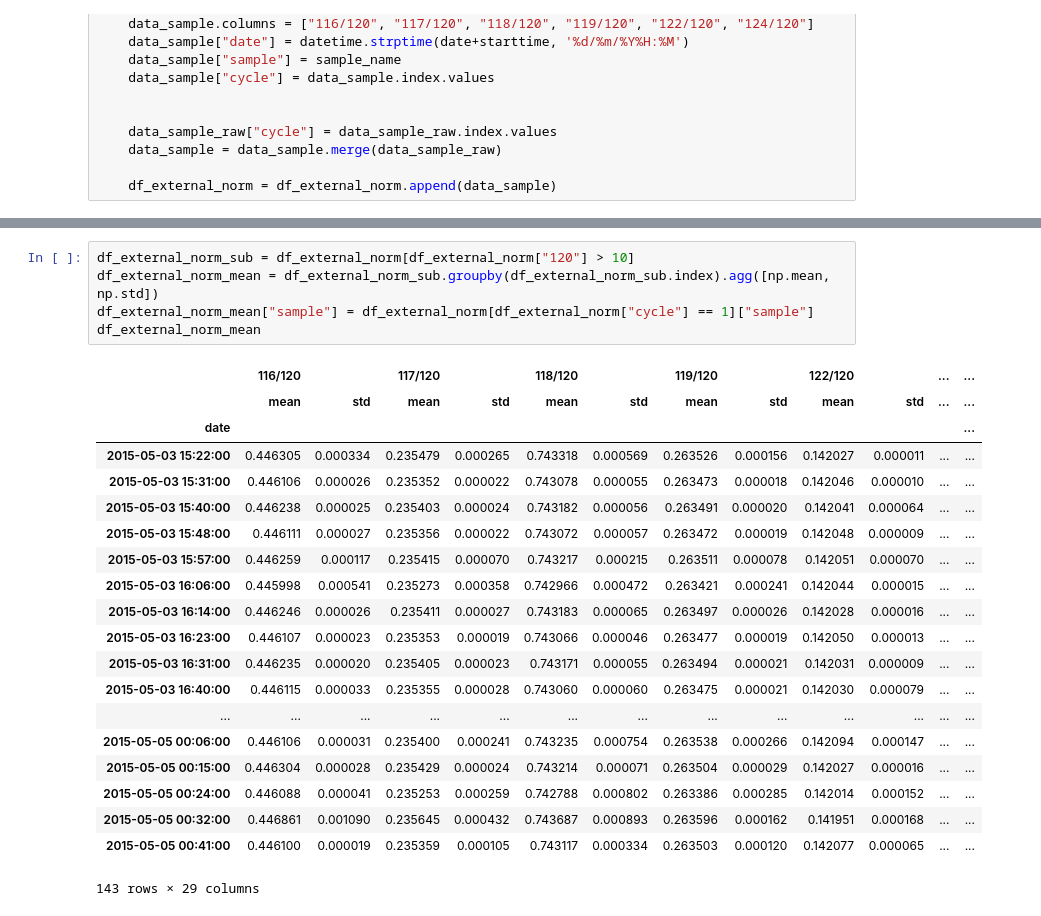
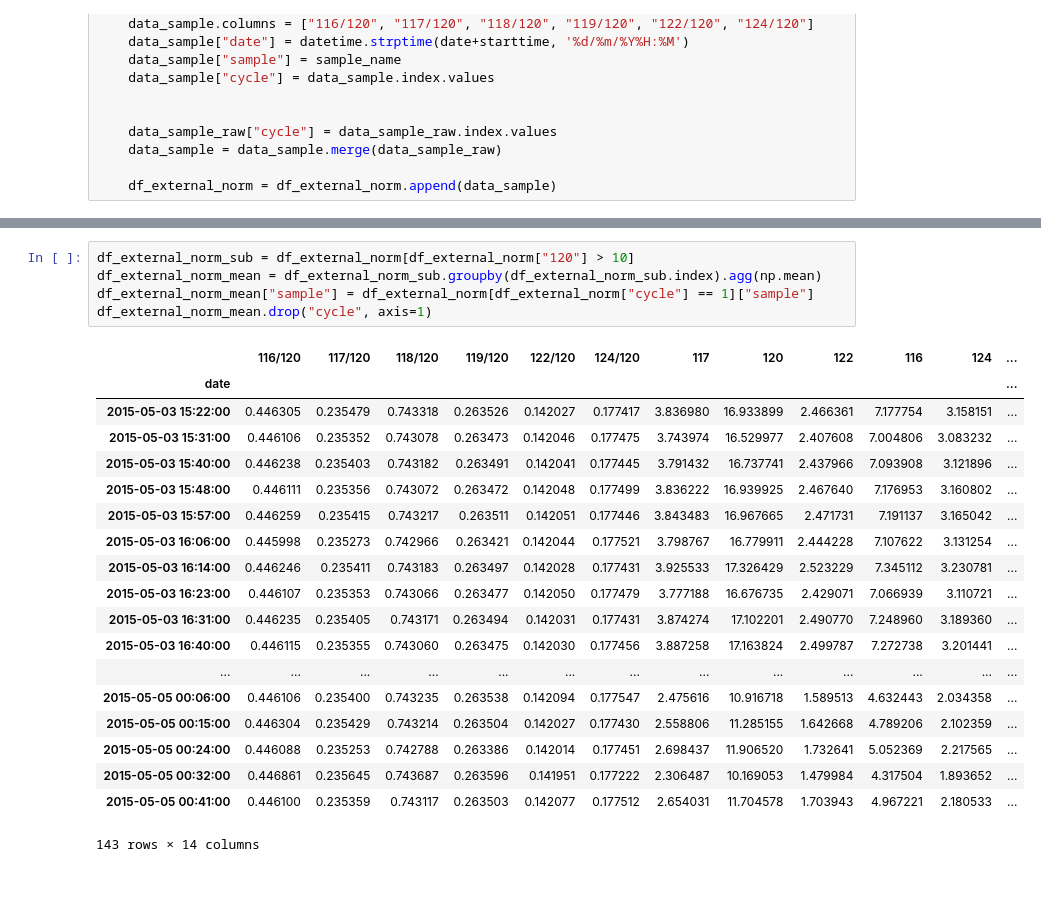
Before and after one commit to Marfster/NU_Plasma, a Jupyter notebook: Nu Plasma Evaluation.ipynb, the cells around one changed output, grey strips where cells are left out. Cells and saved outputs as stored; diff of their text form; blank space fills up the shorter version.

```diff
--- a/Nu Plasma Evaluation.ipynb
+++ b/Nu Plasma Evaluation.ipynb
@@ -113,26 +134,25 @@ for sample in files_1:
 # %%
 df_external_norm_sub = df_external_norm[df_external_norm["120"] > 10]
-df_external_norm_mean = df_external_norm_sub.groupby(df_external_norm_sub.index).agg([np.mean, np.std])
+df_external_norm_mean = df_external_norm_sub.groupby(df_external_norm_sub.index).agg(np.mean)
 df_external_norm_mean["sample"] = df_external_norm[df_external_norm["cycle"] == 1]["sample"]
-df_external_norm_mean
+df_external_norm_mean.drop("cycle", axis=1)
 # %% [output]
-|  | 116/120 |  | 117/120 |  | 118/120 |  | 119/120 |  | 122/120 |  | ... | ... |
-|  | mean | std | mean | std | mean | std | mean | std | mean | std | ... | ... |
+|  | 116/120 | 117/120 | 118/120 | 119/120 | 122/120 | 124/120 | 117 | 120 | 122 | 116 | 124 | ... |
 | date |  |  |  |  |  |  |  |  |  |  |  | ... |
-| 2015-05-03 15:22:00 | 0.446305 | 0.000334 | 0.235479 | 0.000265 | 0.743318 | 0.000569 | 0.263526 | 0.000156 | 0.142027 | 0.000011 | ... | ... |
-| 2015-05-03 15:31:00 | 0.446106 | 0.000026 | 0.235352 | 0.000022 | 0.743078 | 0.000055 | 0.263473 | 0.000018 | 0.142046 | 0.000010 | ... | ... |
-| 2015-05-03 15:40:00 | 0.446238 | 0.000025 | 0.235403 | 0.000024 | 0.743182 | 0.000056 | 0.263491 | 0.000020 | 0.142041 | 0.000064 | ... | ... |
-| 2015-05-03 15:48:00 | 0.446111 | 0.000027 | 0.235356 | 0.000022 | 0.743072 | 0.000057 | 0.263472 | 0.000019 | 0.142048 | 0.000009 | ... | ... |
-| 2015-05-03 15:57:00 | 0.446259 | 0.000117 | 0.235415 | 0.000070 | 0.743217 | 0.000215 | 0.263511 | 0.000078 | 0.142051 | 0.000070 | ... | ... |
-| 2015-05-03 16:06:00 | 0.445998 | 0.000541 | 0.235273 | 0.000358 | 0.742966 | 0.000472 | 0.263421 | 0.000241 | 0.142044 | 0.000015 | ... | ... |
-| 2015-05-03 16:14:00 | 0.446246 | 0.000026 | 0.235411 | 0.000027 | 0.743183 | 0.000065 | 0.263497 | 0.000026 | 0.142028 | 0.000016 | ... | ... |
-| 2015-05-03 16:23:00 | 0.446107 | 0.000023 | 0.235353 | 0.000019 | 0.743066 | 0.000046 | 0.263477 | 0.000019 | 0.142050 | 0.000013 | ... | ... |
-| 2015-05-03 16:31:00 | 0.446235 | 0.000020 | 0.235405 | 0.000023 | 0.743171 | 0.000055 | 0.263494 | 0.000021 | 0.142031 | 0.000009 | ... | ... |
-| 2015-05-03 16:40:00 | 0.446115 | 0.000033 | 0.235355 | 0.000028 | 0.743060 | 0.000060 | 0.263475 | 0.000021 | 0.142030 | 0.000079 | ... | ... |
+| 2015-05-03 15:22:00 | 0.446305 | 0.235479 | 0.743318 | 0.263526 | 0.142027 | 0.177417 | 3.836980 | 16.933899 | 2.466361 | 7.177754 | 3.158151 | ... |
+| 2015-05-03 15:31:00 | 0.446106 | 0.235352 | 0.743078 | 0.263473 | 0.142046 | 0.177475 | 3.743974 | 16.529977 | 2.407608 | 7.004806 | 3.083232 | ... |
+| 2015-05-03 15:40:00 | 0.446238 | 0.235403 | 0.743182 | 0.263491 | 0.142041 | 0.177445 | 3.791432 | 16.737741 | 2.437966 | 7.093908 | 3.121896 | ... |
+| 2015-05-03 15:48:00 | 0.446111 | 0.235356 | 0.743072 | 0.263472 | 0.142048 | 0.177499 | 3.836222 | 16.939925 | 2.467640 | 7.176953 | 3.160802 | ... |
+| 2015-05-03 15:57:00 | 0.446259 | 0.235415 | 0.743217 | 0.263511 | 0.142051 | 0.177446 | 3.843483 | 16.967665 | 2.471731 | 7.191137 | 3.165042 | ... |
+| 2015-05-03 16:06:00 | 0.445998 | 0.235273 | 0.742966 | 0.263421 | 0.142044 | 0.177521 | 3.798767 | 16.779911 | 2.444228 | 7.107622 | 3.131254 | ... |
+| 2015-05-03 16:14:00 | 0.446246 | 0.235411 | 0.743183 | 0.263497 | 0.142028 | 0.177431 | 3.925533 | 17.326429 | 2.523229 | 7.345112 | 3.230781 | ... |
+| 2015-05-03 16:23:00 | 0.446107 | 0.235353 | 0.743066 | 0.263477 | 0.142050 | 0.177479 | 3.777188 | 16.676735 | 2.429071 | 7.066939 | 3.110721 | ... |
+| 2015-05-03 16:31:00 | 0.446235 | 0.235405 | 0.743171 | 0.263494 | 0.142031 | 0.177431 | 3.874274 | 17.102201 | 2.490770 | 7.248960 | 3.189360 | ... |
+| 2015-05-03 16:40:00 | 0.446115 | 0.235355 | 0.743060 | 0.263475 | 0.142030 | 0.177456 | 3.887258 | 17.163824 | 2.499787 | 7.272738 | 3.201441 | ... |
 | ... | ... | ... | ... | ... | ... | ... | ... | ... | ... | ... | ... | ... |
-| 2015-05-05 00:06:00 | 0.446106 | 0.000031 | 0.235400 | 0.000241 | 0.743235 | 0.000754 | 0.263538 | 0.000266 | 0.142094 | 0.000147 | ... | ... |
-| 2015-05-05 00:15:00 | 0.446304 | 0.000028 | 0.235429 | 0.000024 | 0.743214 | 0.000071 | 0.263504 | 0.000029 | 0.142027 | 0.000016 | ... | ... |
-| 2015-05-05 00:24:00 | 0.446088 | 0.000041 | 0.235253 | 0.000259 | 0.742788 | 0.000802 | 0.263386 | 0.000285 | 0.142014 | 0.000152 | ... | ... |
-| 2015-05-05 00:32:00 | 0.446861 | 0.001090 | 0.235645 | 0.000432 | 0.743687 | 0.000893 | 0.263596 | 0.000162 | 0.141951 | 0.000168 | ... | ... |
-| 2015-05-05 00:41:00 | 0.446100 | 0.000019 | 0.235359 | 0.000105 | 0.743117 | 0.000334 | 0.263503 | 0.000120 | 0.142077 | 0.000065 | ... | ... |
+| 2015-05-05 00:06:00 | 0.446106 | 0.235400 | 0.743235 | 0.263538 | 0.142094 | 0.177547 | 2.475616 | 10.916718 | 1.589513 | 4.632443 | 2.034358 | ... |
+| 2015-05-05 00:15:00 | 0.446304 | 0.235429 | 0.743214 | 0.263504 | 0.142027 | 0.177430 | 2.558806 | 11.285155 | 1.642668 | 4.789206 | 2.102359 | ... |
+| 2015-05-05 00:24:00 | 0.446088 | 0.235253 | 0.742788 | 0.263386 | 0.142014 | 0.177451 | 2.698437 | 11.906520 | 1.732641 | 5.052369 | 2.217565 | ... |
+| 2015-05-05 00:32:00 | 0.446861 | 0.235645 | 0.743687 | 0.263596 | 0.141951 | 0.177222 | 2.306487 | 10.169053 | 1.479984 | 4.317504 | 1.893652 | ... |
+| 2015-05-05 00:41:00 | 0.446100 | 0.235359 | 0.743117 | 0.263503 | 0.142077 | 0.177512 | 2.654031 | 11.704578 | 1.703943 | 4.967221 | 2.180533 | ... |
-143 rows × 29 columns
+143 rows × 14 columns
```
Also changed, not shown: parts of 6 cells of this notebook.
